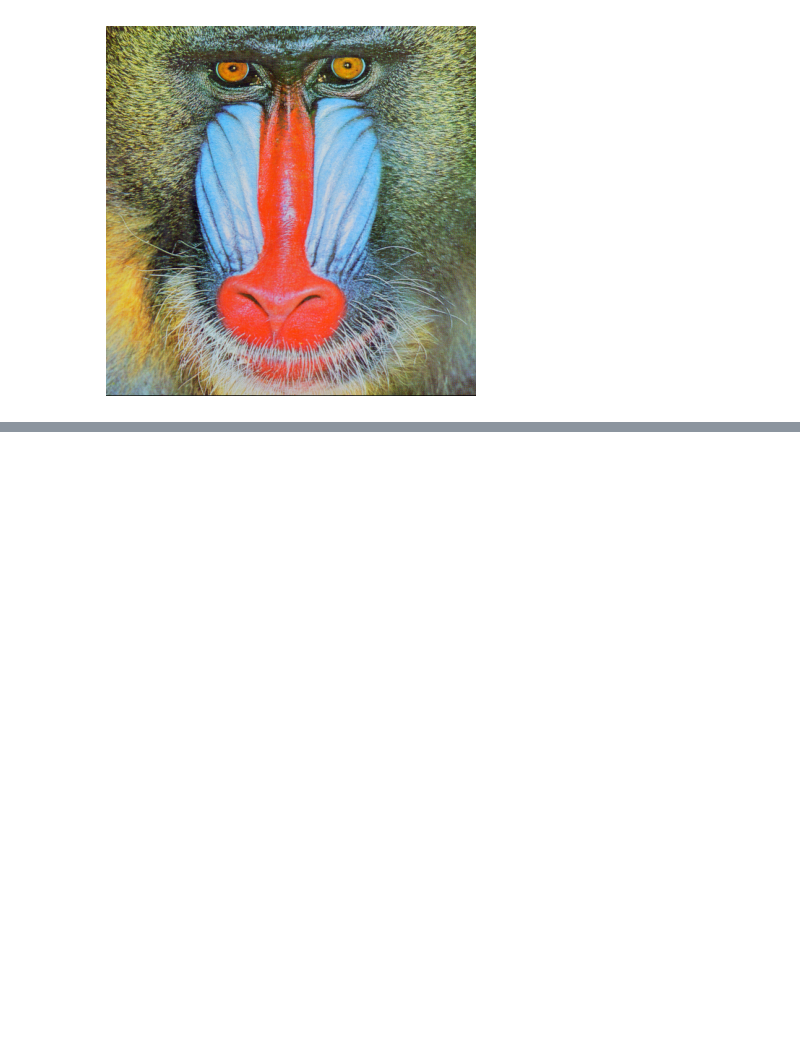
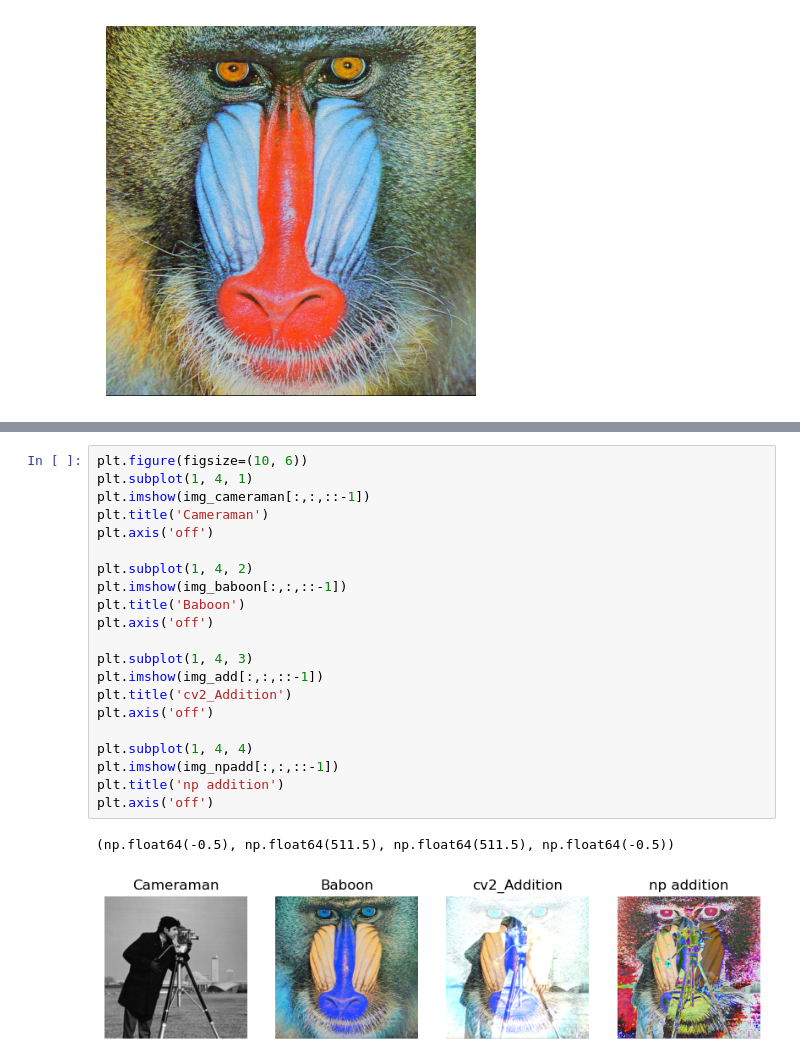
Before and after one commit to pashupatinathvidyarthi/Digital-Image-Processing, a Jupyter notebook: DIP_EXP02.ipynb, the cells around one changed output, grey strips where cells are left out. Saved outputs shown, nothing was run; the diff lists cells and outputs as text; blank space fills up the shorter version.

```diff
--- a/DIP_EXP02.ipynb
+++ b/DIP_EXP02.ipynb
@@ -23,0 +55,24 @@ plt.show()
+# %%
+plt.figure(figsize=(10, 6))
+plt.subplot(1, 4, 1)
+plt.imshow(img_cameraman[:,:,::-1])
+plt.title('Cameraman')
+plt.axis('off')
+
+plt.subplot(1, 4, 2)
+plt.imshow(img_baboon[:,:,::-1])
+plt.title('Baboon')
+plt.axis('off')
+
+plt.subplot(1, 4, 3)
+plt.imshow(img_add[:,:,::-1])
+plt.title('cv2_Addition')
+plt.axis('off')
+
+plt.subplot(1, 4, 4)
+plt.imshow(img_npadd[:,:,::-1])
+plt.title('np addition')
+plt.axis('off')
+# %% [output]
+(np.float64(-0.5), np.float64(511.5), np.float64(511.5), np.float64(-0.5))
+[figure, added]
```
Also changed, not shown: parts of 8 cells of this notebook.
